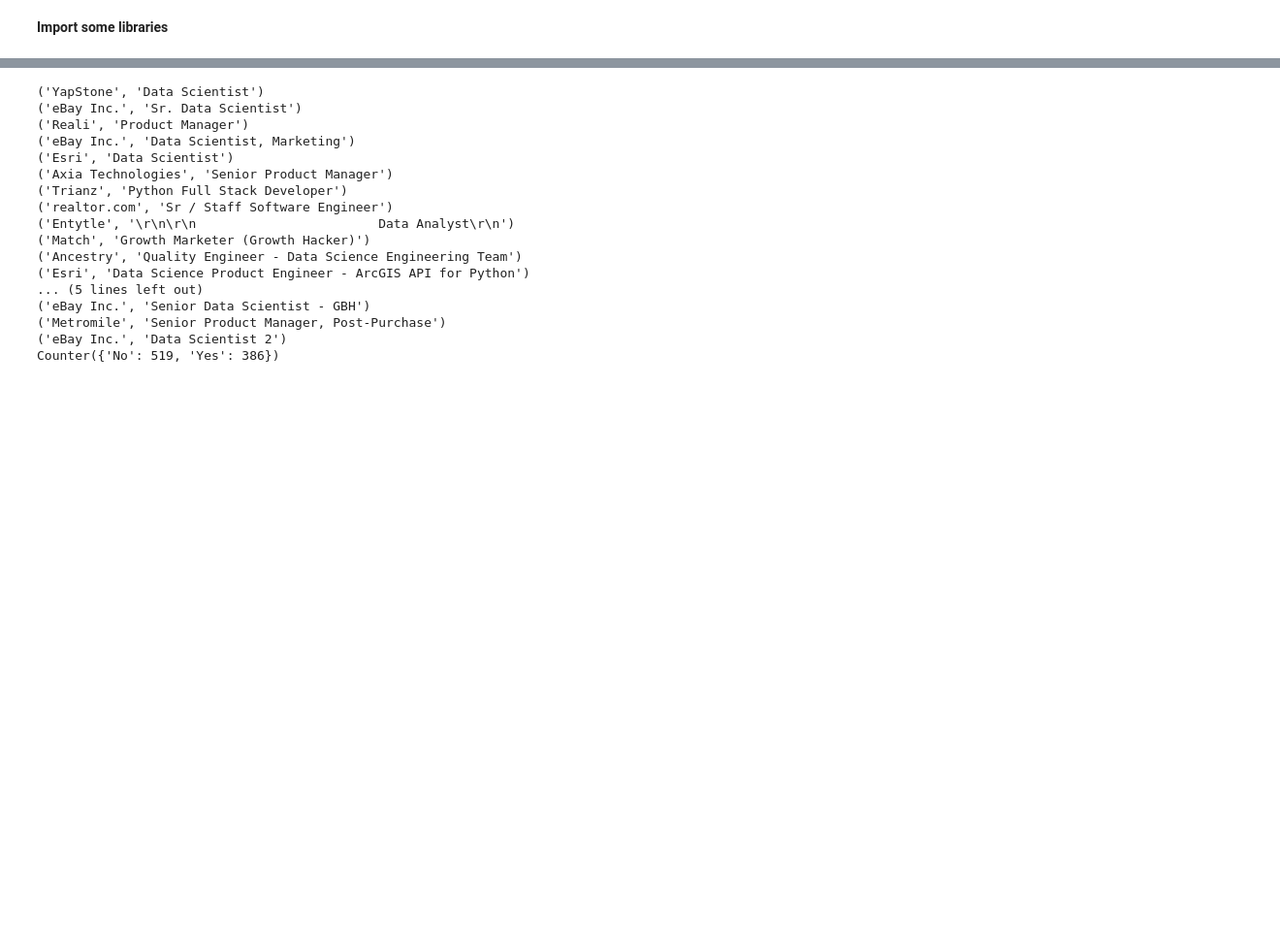
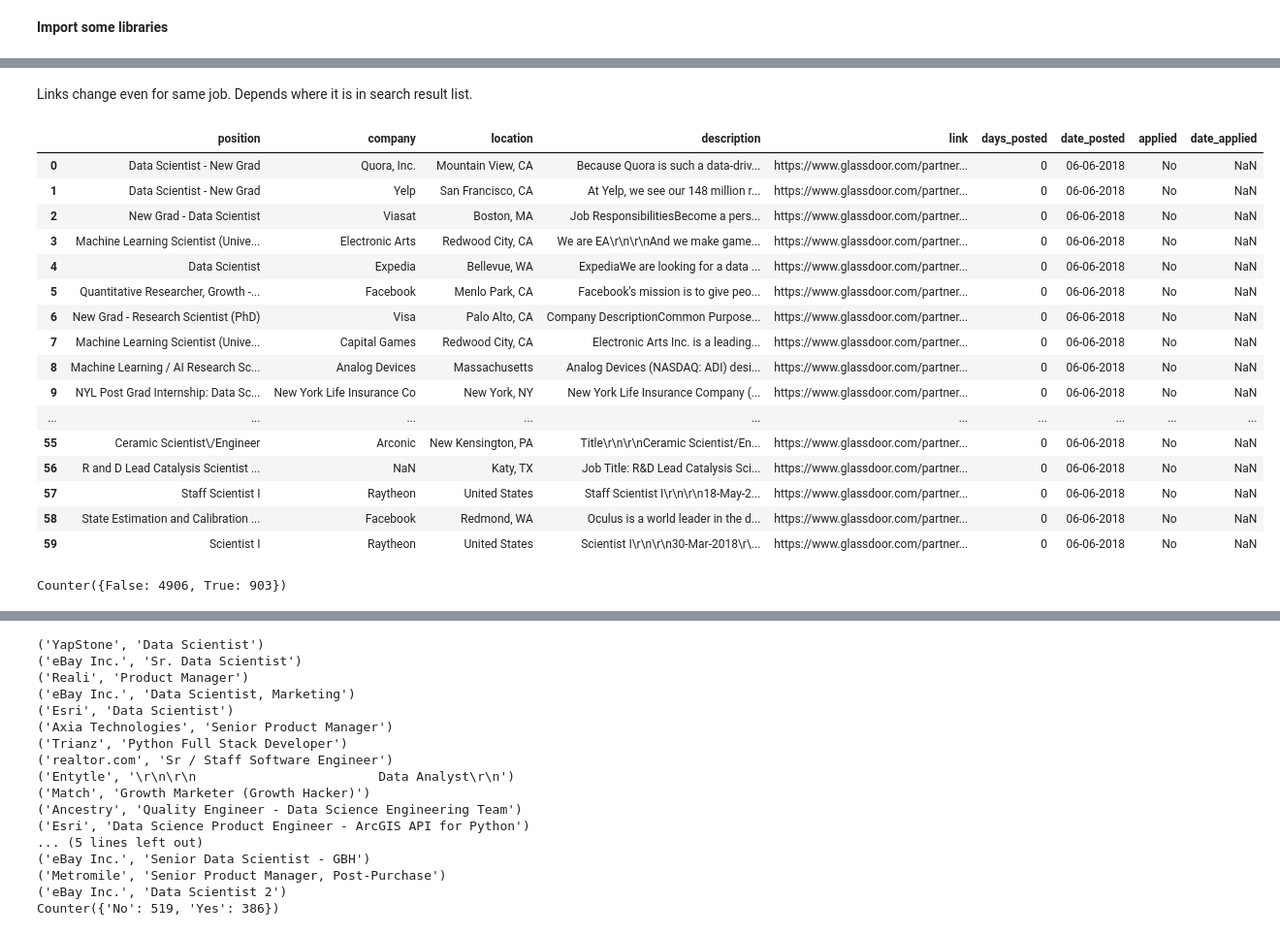
Before and after one commit to dskarbrevik/Data-Science-Job-Board, a Jupyter notebook: Processing scraped jobs.ipynb, the cells around one changed output, grey strips where cells are left out. Shown: that part at 97% size. Cells and saved outputs as stored; diff of their text form; code cells hidden in the pictures; blank space fills up the shorter version.

```diff
--- a/Processing scraped jobs.ipynb
+++ b/Processing scraped jobs.ipynb
@@ -69,0 +68,22 @@ no match
+# %% [markdown]
+Links change even for same job. Depends where it is in search result list.
+# %%
+df_test.iloc[:60]
+# %% [output]
+|  | position | company | location | description | link | days_posted | date_posted | applied | date_applied |
+| 0 | Data Scientist - New Grad | Quora, Inc. | Mountain View, CA | Because Quora is such a data-driv... | https://www.glassdoor.com/partner... | 0 | 06-06-2018 | No | NaN |
+| 1 | Data Scientist - New Grad | Yelp | San Francisco, CA | At Yelp, we see our 148 million r... | https://www.glassdoor.com/partner... | 0 | 06-06-2018 | No | NaN |
+| 2 | New Grad - Data Scientist | Viasat | Boston, MA | Job ResponsibilitiesBecome a pers... | https://www.glassdoor.com/partner... | 0 | 06-06-2018 | No | NaN |
+| 3 | Machine Learning Scientist (Unive... | Electronic Arts | Redwood City, CA | We are EA\r\n\r\nAnd we make game... | https://www.glassdoor.com/partner... | 0 | 06-06-2018 | No | NaN |
+| 4 | Data Scientist | Expedia | Bellevue, WA | ExpediaWe are looking for a data ... | https://www.glassdoor.com/partner... | 0 | 06-06-2018 | No | NaN |
+| 5 | Quantitative Researcher, Growth -... | Facebook | Menlo Park, CA | Facebook's mission is to give peo... | https://www.glassdoor.com/partner... | 0 | 06-06-2018 | No | NaN |
+| 6 | New Grad - Research Scientist (PhD) | Visa | Palo Alto, CA | Company DescriptionCommon Purpose... | https://www.glassdoor.com/partner... | 0 | 06-06-2018 | No | NaN |
+| 7 | Machine Learning Scientist (Unive... | Capital Games | Redwood City, CA | Electronic Arts Inc. is a leading... | https://www.glassdoor.com/partner... | 0 | 06-06-2018 | No | NaN |
+| 8 | Machine Learning / AI Research Sc... | Analog Devices | Massachusetts | Analog Devices (NASDAQ: ADI) desi... | https://www.glassdoor.com/partner... | 0 | 06-06-2018 | No | NaN |
+| 9 | NYL Post Grad Internship: Data Sc... | New York Life Insurance Co | New York, NY | New York Life Insurance Company (... | https://www.glassdoor.com/partner... | 0 | 06-06-2018 | No | NaN |
+| ... | ... | ... | ... | ... | ... | ... | ... | ... | ... |
+| 55 | Ceramic Scientist\/Engineer | Arconic | New Kensington, PA | Title\r\n\r\nCeramic Scientist/En... | https://www.glassdoor.com/partner... | 0 | 06-06-2018 | No | NaN |
+| 56 | R and D Lead Catalysis Scientist ... | NaN | Katy, TX | Job Title: R&D Lead Catalysis Sci... | https://www.glassdoor.com/partner... | 0 | 06-06-2018 | No | NaN |
+| 57 | Staff Scientist I | Raytheon | United States | Staff Scientist I\r\n\r\n18-May-2... | https://www.glassdoor.com/partner... | 0 | 06-06-2018 | No | NaN |
+| 58 | State Estimation and Calibration ... | Facebook | Redmond, WA | Oculus is a world leader in the d... | https://www.glassdoor.com/partner... | 0 | 06-06-2018 | No | NaN |
+| 59 | Scientist I | Raytheon | United States | Scientist I\r\n\r\n30-Mar-2018\r\... | https://www.glassdoor.com/partner... | 0 | 06-06-2018 | No | NaN |
@@ -69,0 +92,4 @@ no match
+# %%
+Counter(dups)
+# %% [output]
+Counter({False: 4906, True: 903})
```
Also changed, not shown: parts of 34 cells of this notebook, 14 other files.
